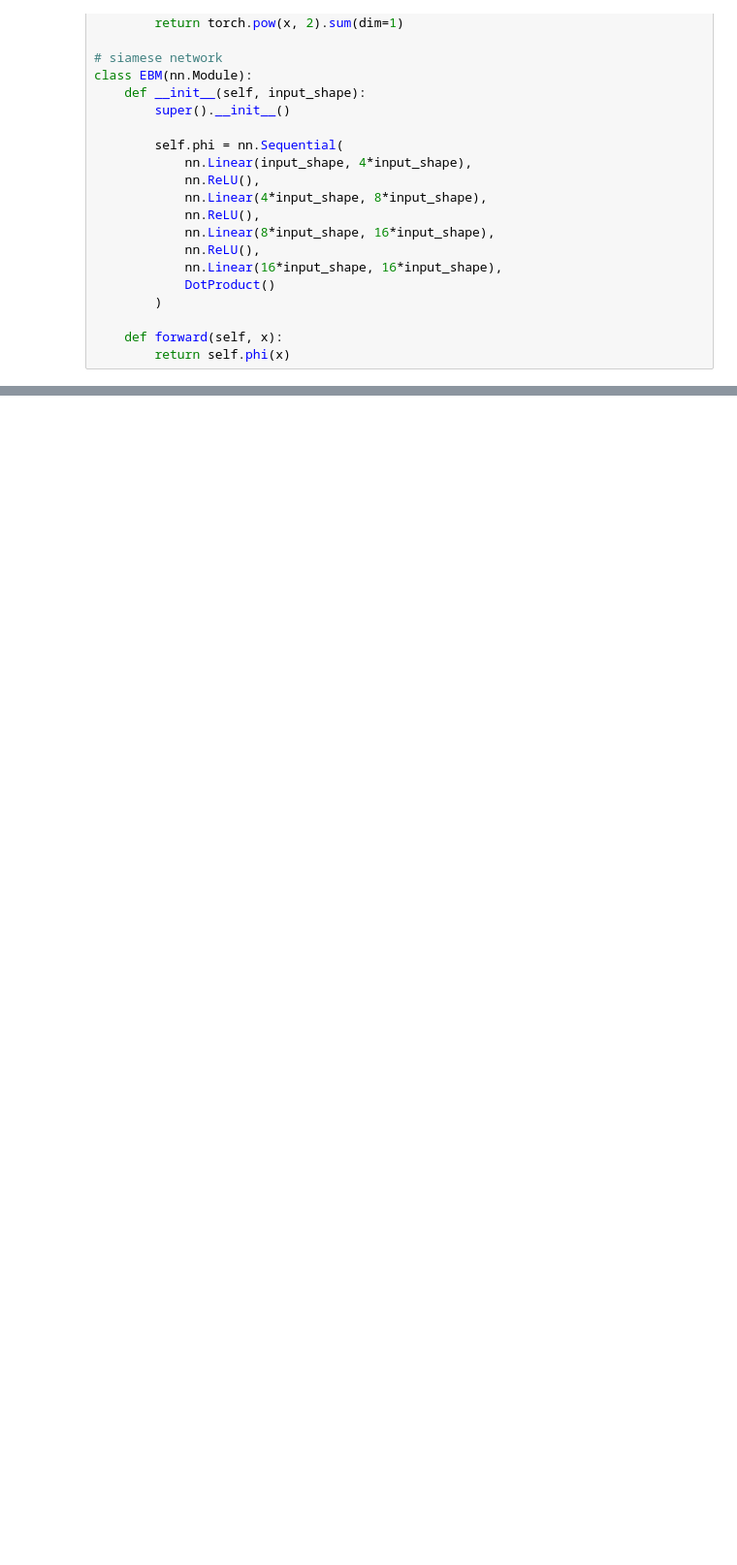
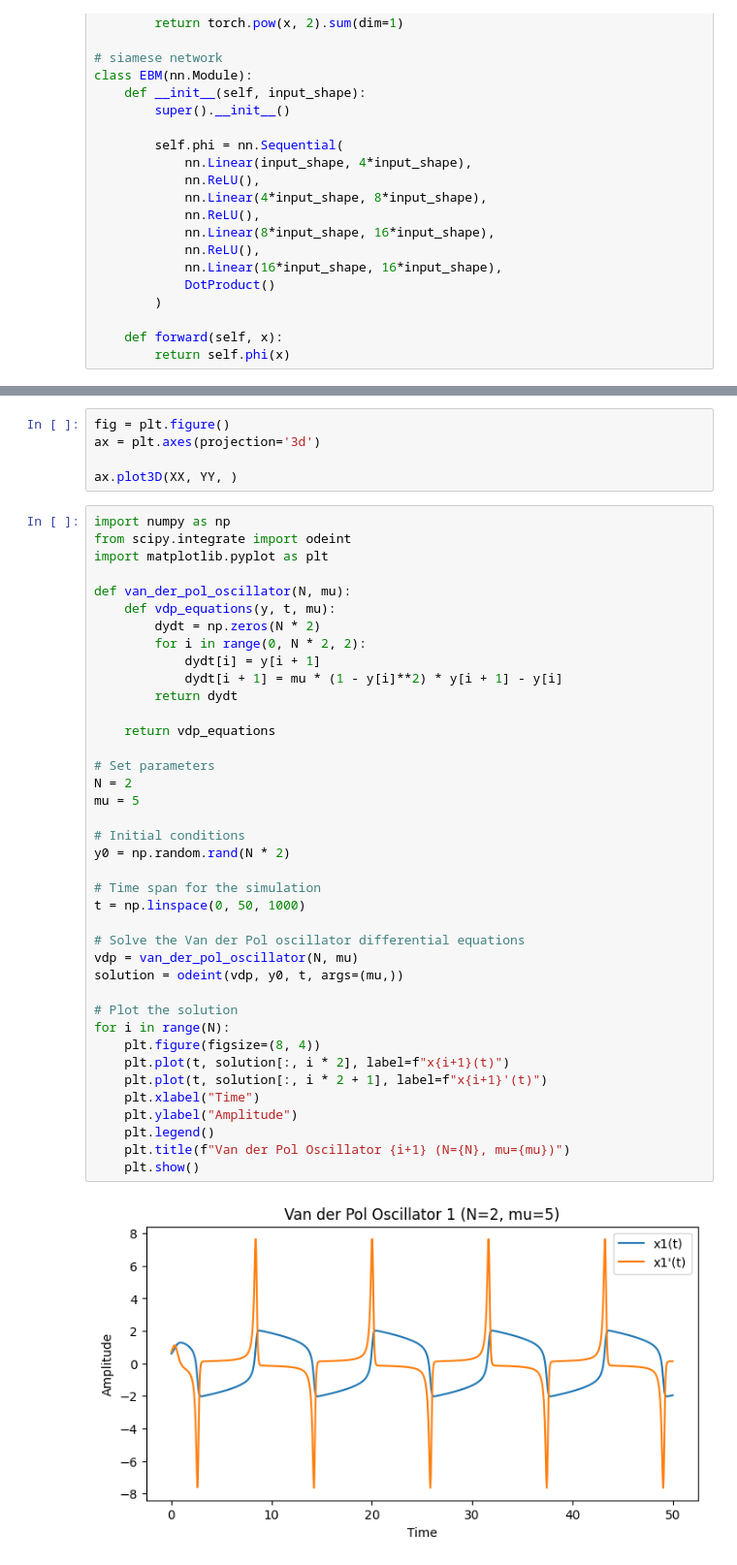
Before and after one commit to abhi-iyer/lyapunov_ebms, a Jupyter notebook: train.ipynb, the cells around one changed output, grey strips where cells are left out. Shown at 97% size. Cells and saved outputs as stored; diff of their text form; blank space fills up the shorter version.

```diff
--- a/train.ipynb
+++ b/train.ipynb
@@ -115,0 +149,46 @@ KeyboardInterrupt:
+# %%
+fig = plt.figure()
+ax = plt.axes(projection='3d')
+
+ax.plot3D(XX, YY, )
+# %%
+import numpy as np
+from scipy.integrate import odeint
+import matplotlib.pyplot as plt
+
+def van_der_pol_oscillator(N, mu):
+    def vdp_equations(y, t, mu):
+        dydt = np.zeros(N * 2)
+        for i in range(0, N * 2, 2):
+            dydt[i] = y[i + 1]
+            dydt[i + 1] = mu * (1 - y[i]**2) * y[i + 1] - y[i]
+        return dydt
+
+    return vdp_equations
+
+# Set parameters
+N = 2
+mu = 5
+
+# Initial conditions
+y0 = np.random.rand(N * 2)
+
+# Time span for the simulation
+t = np.linspace(0, 50, 1000)
+
+# Solve the Van der Pol oscillator differential equations
+vdp = van_der_pol_oscillator(N, mu)
+solution = odeint(vdp, y0, t, args=(mu,))
+
+# Plot the solution
+for i in range(N):
+    plt.figure(figsize=(8, 4))
+    plt.plot(t, solution[:, i * 2], label=f"x{i+1}(t)")
+    plt.plot(t, solution[:, i * 2 + 1], label=f"x{i+1}'(t)")
+    plt.xlabel("Time")
+    plt.ylabel("Amplitude")
+    plt.legend()
+    plt.title(f"Van der Pol Oscillator {i+1} (N={N}, mu={mu})")
+    plt.show()
+# %% [output]
+[figure, added]
```
Also changed, not shown: parts of 10 cells of this notebook, 1 other file.
